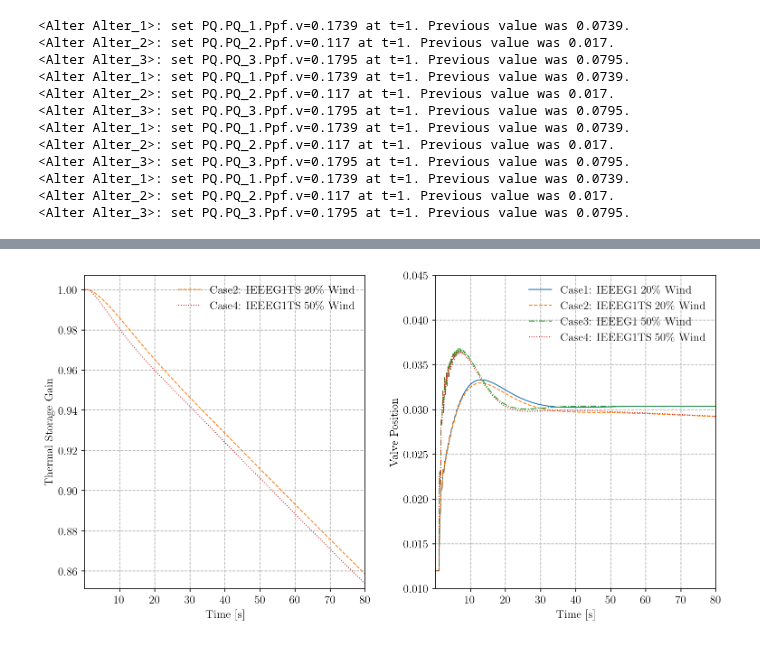
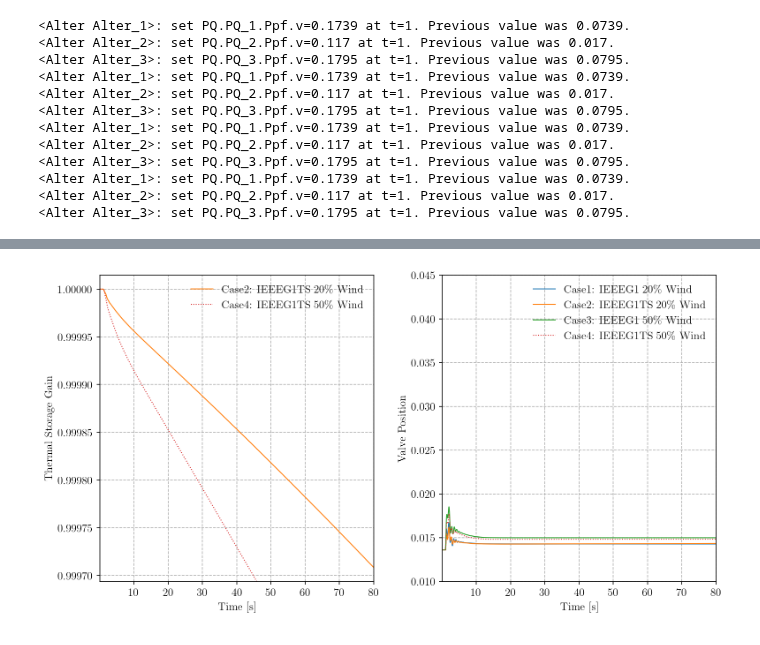
Before and after one commit to jinningwang/thermal_inertia, a Jupyter notebook: CaseStudy.ipynb, the cells around one changed output, grey strips where cells are left out. Saved outputs shown, nothing was run; the diff lists cells and outputs as text; code cells hidden in the pictures.

```diff
--- a/CaseStudy.ipynb
+++ b/CaseStudy.ipynb
@@ -32,5 +36,5 @@ The four dynamic cases are:
 # %%
-opf_case = './ACTIVSg200/IL200_opf.xlsx'
+opf_case = './ACTIVSg200/IL200_opf_20wt.xlsx'
 sp1 = ams.load(opf_case,
                setup=True, no_output=True,
                default_config=True)
@@ -353,54 +312,54 @@ fig1, ax1 = plt.subplots(1, 2, figsize=(12, 6), dpi=150)
 plt.subplots_adjust(wspace=0.25)
 
 a = (0,)
-_ = s2.TDS.plt.plot(s2.IEEEG1TS.TS.y,
+_ = s2.TDS.plt.plot(s2.IEEEG1TS2.TS.y,
                     a=a,
                     ycalc=lambda x: 1 - x,
                     show=False, grid=True,
                     ylabel='Thermal Storage Gain',
                     yheader=[legends[1]],
-                    color=[colors[1]],
-                    linestyles=[linestyles[1]],
+                    color=colors[1],
+                    linestyles=linestyles[1],
                     fig=fig1, ax=ax1[0])
-_ = s4.TDS.plt.plot(s4.IEEEG1TS.TS.y,
+_ = s4.TDS.plt.plot(s4.IEEEG1TS2.TS.y,
                     a=a,
                     ycalc=lambda x: 1 - x,
                     show=False,
                     yheader=[legends[3]],
-                    color=[colors[3]],
-                    linestyles=[linestyles[3]],
+                    color=colors[3],
+                    linestyles=linestyles[3],
                     fig=fig1, ax=ax1[0])
 
 a = (0,)
 _ = s1.TDS.plt.plot(s1.IEEEG1.GV,
                     a=a,
                     show=False, grid=True,
                     ymin=0.01, ymax=0.045,
                     ylabel='Valve Position',
                     yheader=[legends[0]],
-                    color=[colors[0]],
-                    linestyles=[linestyles[0]],
+                    color=colors[0],
+                    linestyles=linestyles[0],
                     fig=fig1, ax=ax1[1])
-_ = s2.TDS.plt.plot(s2.IEEEG1TS.GV,
+_ = s2.TDS.plt.plot(s2.IEEEG1TS2.GV,
                     a=a,
                     show=False,
                     yheader=[legends[1]],
-                    color=[colors[1]],
-                    linestyles=[linestyles[1]],
+                    color=colors[1],
+                    linestyles=linestyles[1],
                     fig=fig1, ax=ax1[1])
 _ = s3.TDS.plt.plot(s3.IEEEG1.GV,
                     a=a,
                     show=False,
                     yheader=[legends[2]],
-                    color=[colors[2]],
-                    linestyles=[linestyles[2]],
+                    color=colors[2],
+                    linestyles=linestyles[2],
                     fig=fig1, ax=ax1[1])
-_ = s4.TDS.plt.plot(s4.IEEEG1TS.GV,
+_ = s4.TDS.plt.plot(s4.IEEEG1TS2.GV,
                     a=a,
                     show=False,
                     yheader=[legends[3]],
-                    color=[colors[3]],
-                    linestyles=[linestyles[3]],
+                    color=colors[3],
+                    linestyles=linestyles[3],
                     fig=fig1, ax=ax1[1])
 # %% [output]
-[figure, old version]
+[figure, new version]
```
Also changed, not shown: parts of 17 cells of this notebook, 7 other files.
